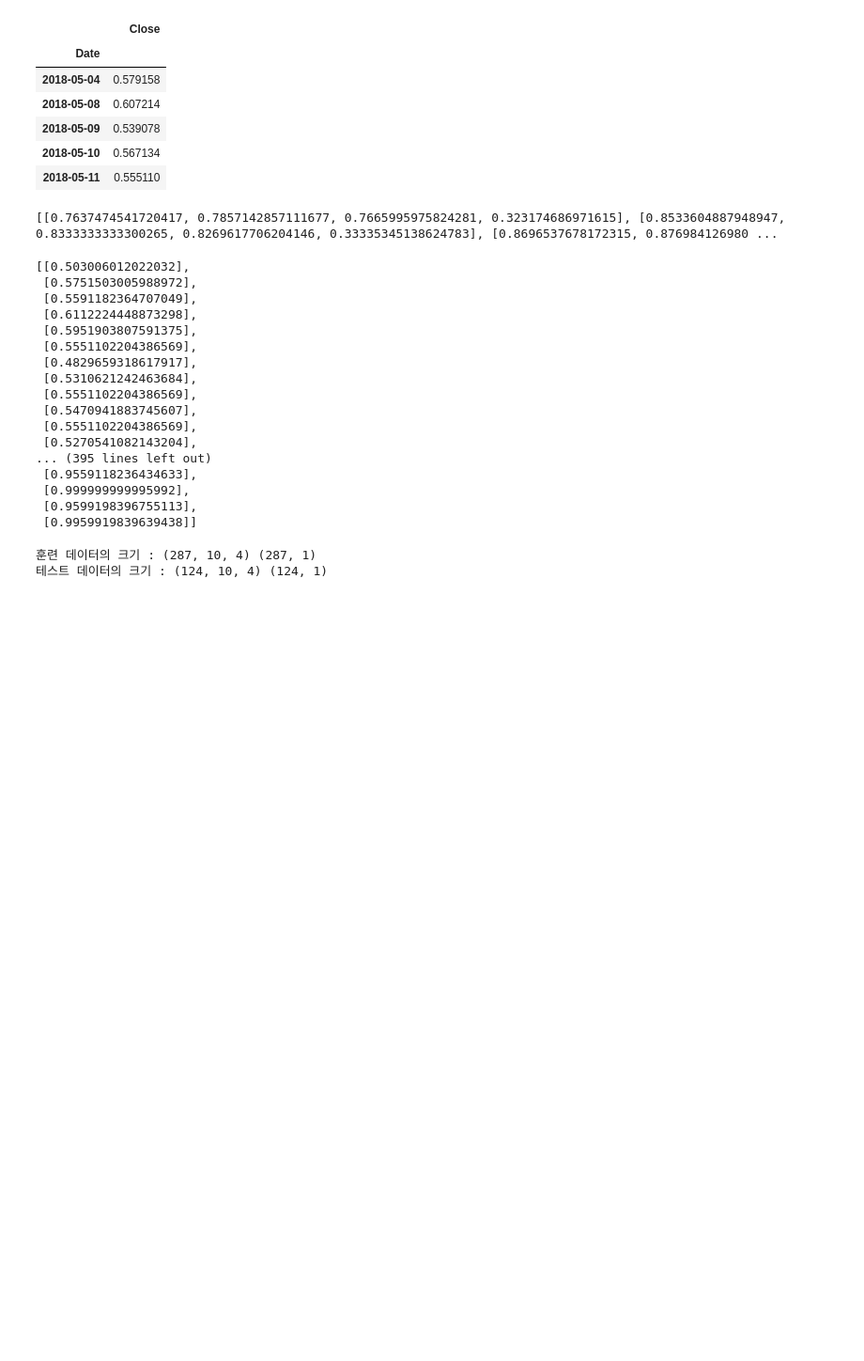
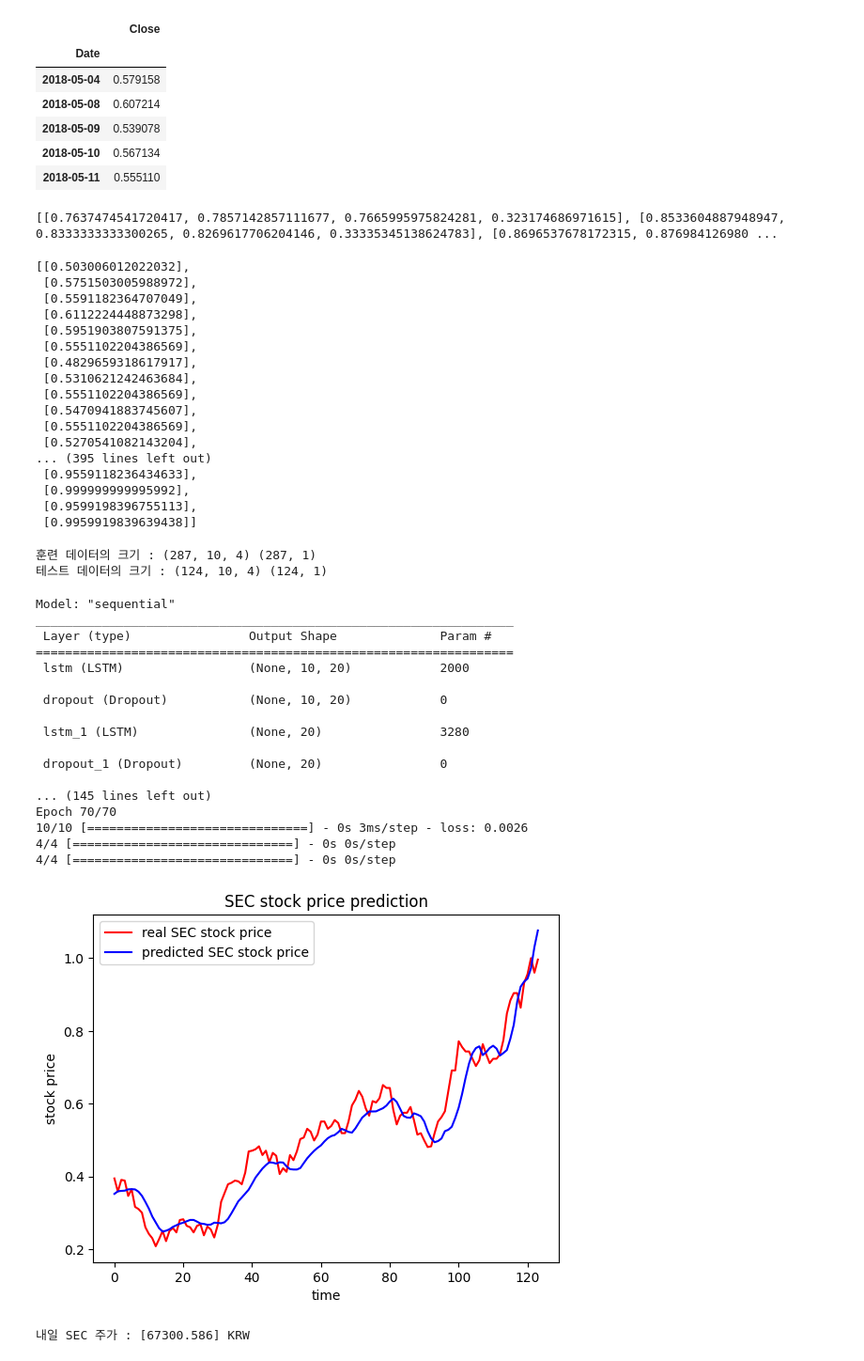
Before and after one commit to NoirCade/SeSAC, a Jupyter notebook: practice/day40/RNN_stock.ipynb, the cells around one changed output. Shown at 94% size. Saved outputs shown, nothing was run; the diff lists cells and outputs as text; code cells hidden in the pictures; blank space fills up the shorter version.

```diff
--- a/practice/day40/RNN_stock.ipynb
+++ b/practice/day40/RNN_stock.ipynb
@@ -123,0 +121,49 @@ from tensorflow.keras.layers import Dense, LSTM, Dropout
+# %%
+from tensorflow.keras import Sequential
+from tensorflow.keras.layers import Dense, LSTM, Dropout
+
+model = Sequential()
+model.add(LSTM(units=20, activation='relu', return_sequences=True, input_shape=(10, 4)))
+model.add(Dropout(0.1))
+model.add(LSTM(units=20, activation='relu'))
+model.add(Dropout(0.1))
+model.add(Dense(units=1))
+model.summary()
+
+model.compile(optimizer='adam', loss='mean_squared_error')
+model.fit(train_X, train_y, epochs=70, batch_size=30)
+pred_y = model.predict(test_X)
+
+
+pred_y = model.predict(test_X)
+
+plt.figure()
+plt.plot(test_y, color='red', label='real SEC stock price')
+plt.plot(pred_y, color='blue', label='predicted SEC stock price')
+plt.title('SEC stock price prediction')
+plt.xlabel('time')
+plt.ylabel('stock price')
+plt.legend()
+plt.show()
+
+print("내일 SEC 주가 :", df.Close[-1] * pred_y[-1] / dfy.Close[-1], 'KRW')
+# %% [output]
+Model: "sequential"
+_________________________________________________________________
+ Layer (type)                Output Shape              Param #
+=================================================================
+ lstm (LSTM)                 (None, 10, 20)            2000
+
+ dropout (Dropout)           (None, 10, 20)            0
+
+ lstm_1 (LSTM)               (None, 20)                3280
+
+ dropout_1 (Dropout)         (None, 20)                0
+
+... (145 lines left out)
+Epoch 70/70
+10/10 [==============================] - 0s 3ms/step - loss: 0.0026
+4/4 [==============================] - 0s 0s/step
+4/4 [==============================] - 0s 0s/step
+[figure, added]
+내일 SEC 주가 : [67300.586] KRW
```
Also changed, not shown: parts of 1 cell of this notebook.
